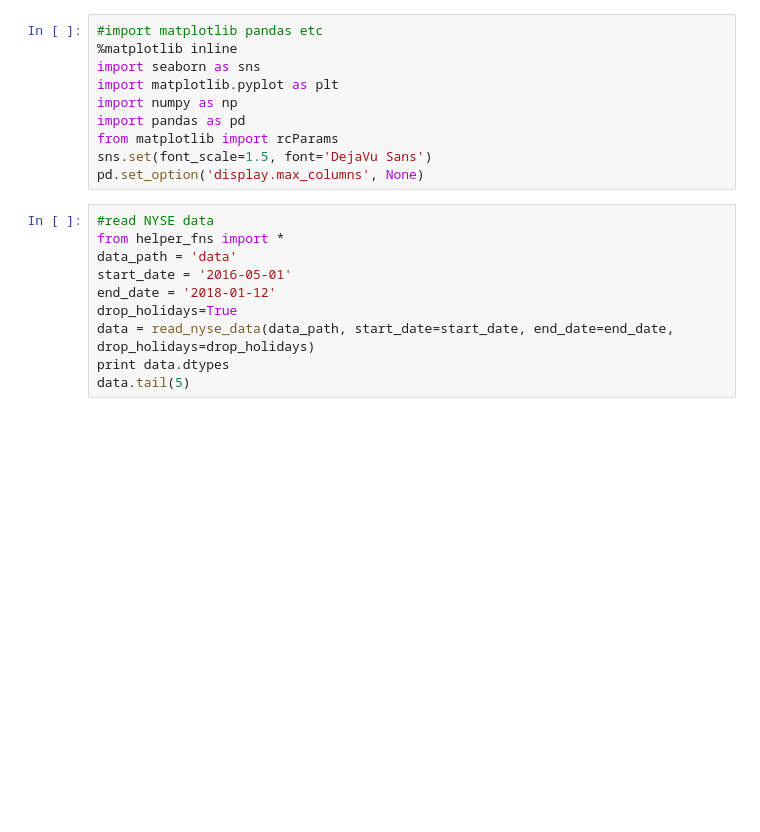
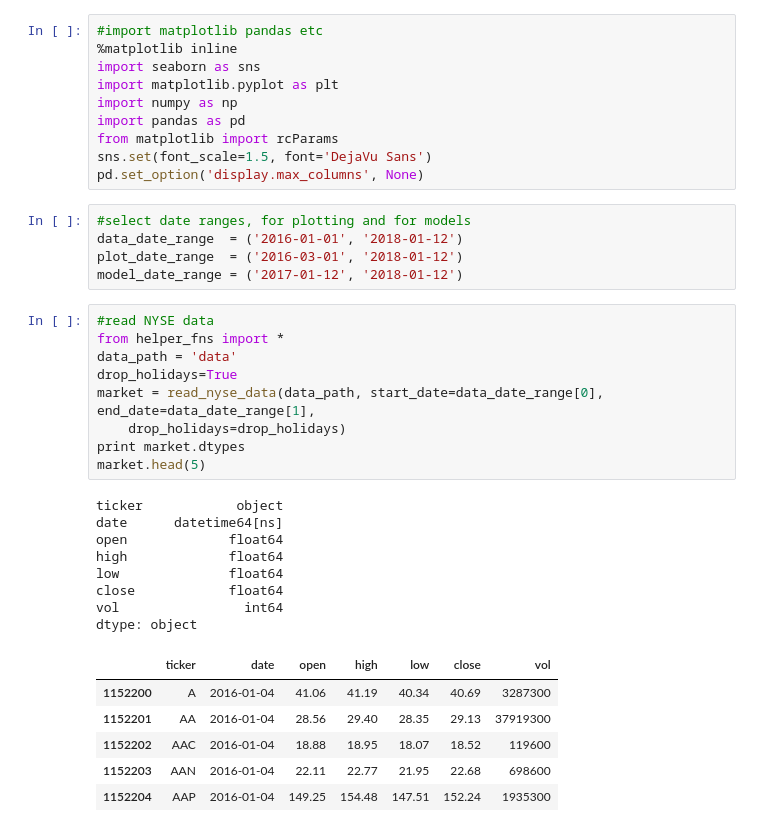
Before and after one commit to joehahn/tf-text-classification-demo, a Jupyter notebook: inspect_stock_data.ipynb, the cells around one changed output. Drawn from its saved outputs; the diff is of its cells as text; blank space fills up the shorter version.

```diff
--- a/inspect_stock_data.ipynb
+++ b/inspect_stock_data.ipynb
@@ -16,13 +16,32 @@ import pandas as pd
 from matplotlib import rcParams
 sns.set(font_scale=1.5, font='DejaVu Sans')
 pd.set_option('display.max_columns', None)
+# %%
+#select date ranges, for plotting and for models
+data_date_range  = ('2016-01-01', '2018-01-12')
+plot_date_range  = ('2016-03-01', '2018-01-12')
+model_date_range = ('2017-01-12', '2018-01-12')
 # %%
 #read NYSE data
 from helper_fns import *
 data_path = 'data'
-start_date = '2016-05-01'
-end_date = '2018-01-12'
 drop_holidays=True
-data = read_nyse_data(data_path, start_date=start_date, end_date=end_date, drop_holidays=drop_holidays)
-print data.dtypes
-data.tail(5)
+market = read_nyse_data(data_path, start_date=data_date_range[0], end_date=data_date_range[1],
+    drop_holidays=drop_holidays)
+print market.dtypes
+market.head(5)
+# %% [output]
+ticker            object
+date      datetime64[ns]
+open             float64
+high             float64
+low              float64
+close            float64
+vol                int64
+dtype: object
+|  | ticker | date | open | high | low | close | vol |
+| 1152200 | A | 2016-01-04 | 41.06 | 41.19 | 40.34 | 40.69 | 3287300 |
+| 1152201 | AA | 2016-01-04 | 28.56 | 29.40 | 28.35 | 29.13 | 37919300 |
+| 1152202 | AAC | 2016-01-04 | 18.88 | 18.95 | 18.07 | 18.52 | 119600 |
+| 1152203 | AAN | 2016-01-04 | 22.11 | 22.77 | 21.95 | 22.68 | 698600 |
+| 1152204 | AAP | 2016-01-04 | 149.25 | 154.48 | 147.51 | 152.24 | 1935300 |
```
Also changed, not shown: parts of 10 cells of this notebook, 2 other files.
